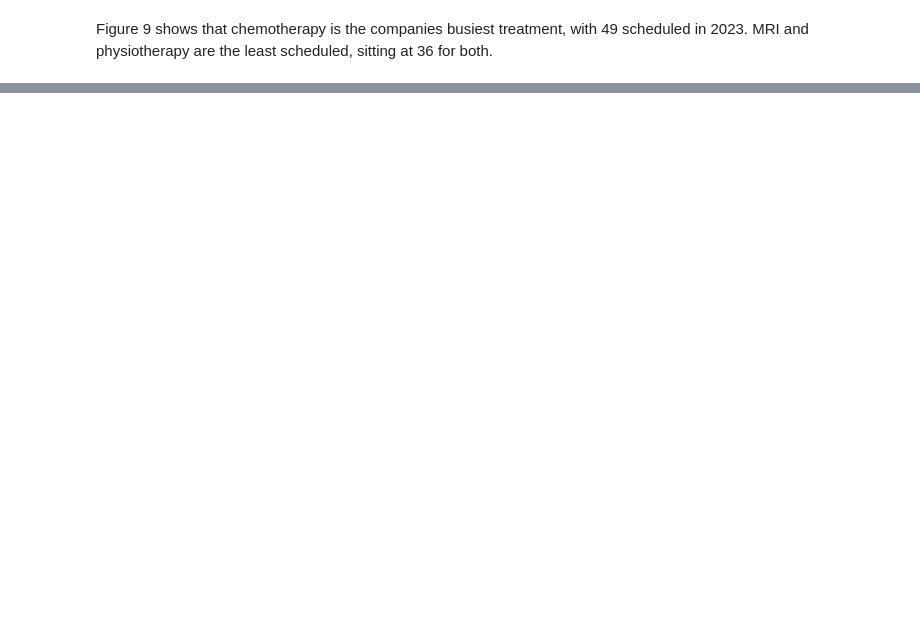
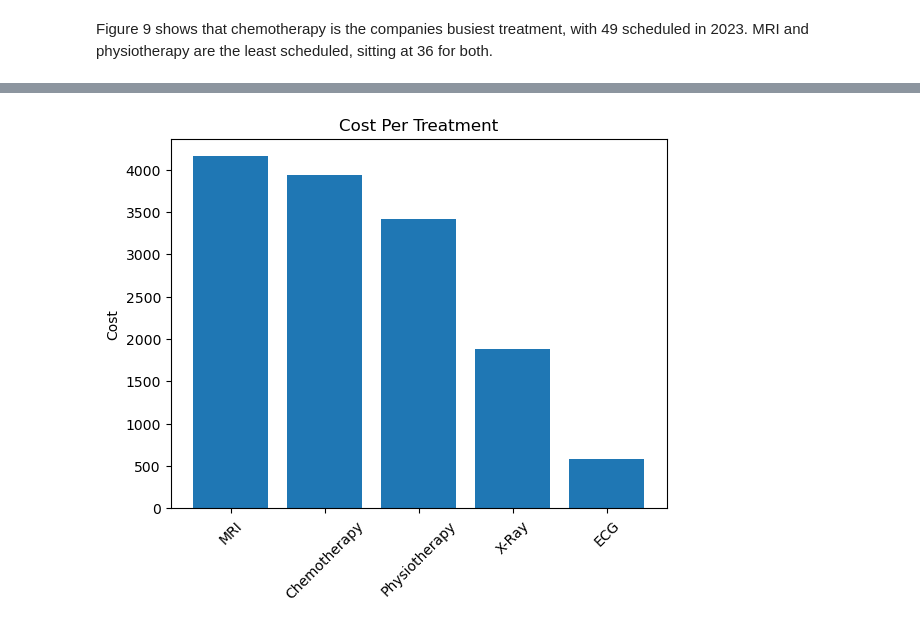
Before and after one commit to Djohnson1313/hospital_operations_intelligence, a Jupyter notebook: hospital_operations_analysis.ipynb, the cells around one changed output, grey strips where cells are left out. Drawn from its saved outputs; the diff is of its cells as text; code cells hidden in the pictures; blank space fills up the shorter version.

```diff
--- a/hospital_operations_analysis.ipynb
+++ b/hospital_operations_analysis.ipynb
@@ -1027,0 +1075,9 @@ Figure 9 shows that chemotherapy is the companies busiest treatment, with 49 sch
+# %%
+t_cost = pd.read_sql('''
+select treatment_type, cost
+from treatments
+group by treatment_type
+order by cost desc
+''', conn)
+
+t_cost
@@ -1027,0 +1091,15 @@ Figure 9 shows that chemotherapy is the companies busiest treatment, with 49 sch
+# %%
+fig, ax = plt.subplots()
+
+x = t_cost['treatment_type']
+y = t_cost['cost']
+
+plt.bar(x,y)
+
+plt.xticks(rotation = 45)
+plt.title('Cost Per Treatment')
+plt.ylabel('Cost')
+
+plt.show();
+# %% [output]
+[figure, added]
```
Also changed, not shown: parts of 22 cells of this notebook.
